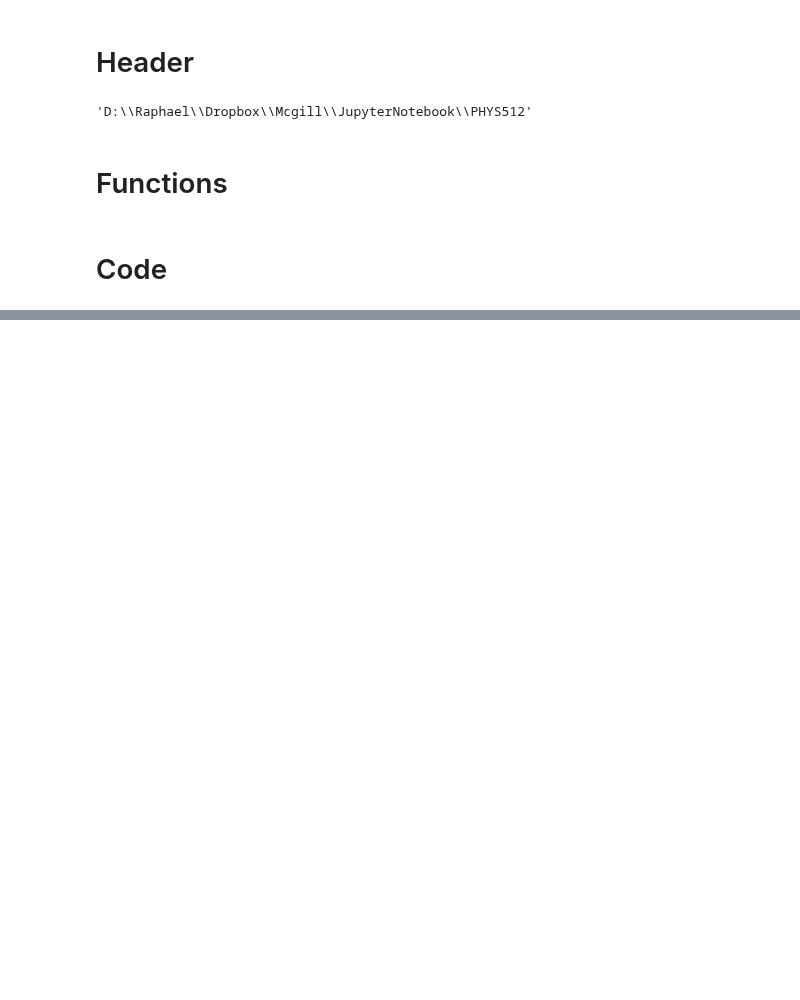
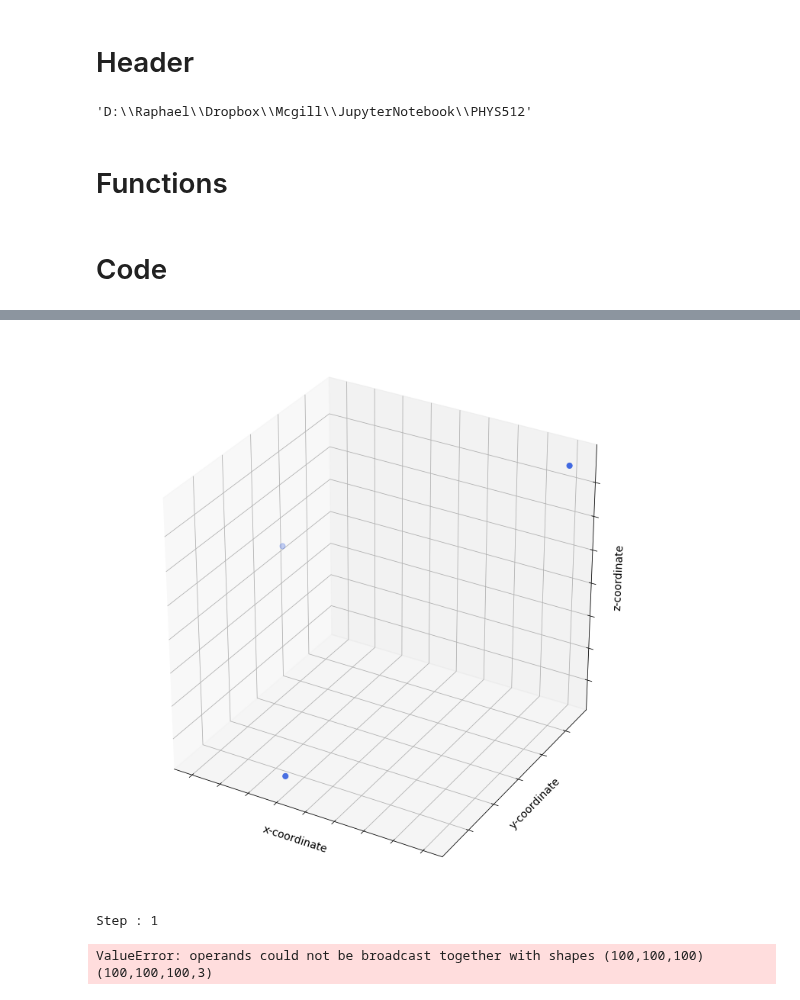
Before and after one commit to RphlFrmnt/PHYS512, a Jupyter notebook: Final_project_Nbody.ipynb, the cells around one changed output, grey strips where cells are left out. Saved outputs shown, nothing was run; the diff lists cells and outputs as text; code cells hidden in the pictures; blank space fills up the shorter version.

```diff
--- a/Final_project_Nbody.ipynb
+++ b/Final_project_Nbody.ipynb
@@ -86,14 +79,14 @@ def plot_2D_collapse(H,edges):
     plt.show
 # %%
 #Return a 3D plot of the given x
-def plot_graph3D(x, title ="", scale_factor = 1,save=False, name = "fig",n = 0):
+def plot_graph3D(x, title ="", scale_factor = 1,save=False, show = True, name = "fig",n = 0):
     #Create figure
     fig=plt.figure(figsize=(10,10))#Create 3D axes
     ax=Axes3D(fig)
     ax.scatter(x[0], x[1], x[2], color="royalblue", marker=".",s=.02*scale_factor)
     ax.set_xlabel("x-coordinate",fontsize=14)
     ax.set_ylabel("y-coordinate",fontsize=14)
-    ax.set_label("z-coordinate",fontsize=14)
+    ax.set_zlabel("z-coordinate",fontsize=14)
     ax.set_title(title,fontsize=20)
     #ax.legend(loc="upper left",fontsize=14)
     ax.xaxis.set_ticklabels([])
@@ -101,7 +94,8 @@ def plot_graph3D(x, title ="", scale_factor = 1,save=False, name = "fig",n = 0):
     ax.zaxis.set_ticklabels([])
     if save:
         plt.savefig('Pictures_Final_Project/{}{}.png'.format(name,n), dpi=100)
-    plt.close(fig)
+    if show  == False:
+        plt.close(fig)
 # %% [markdown]
 # Code
 # %%
@@ -137,0 +124,5 @@ dt = 0.1
+# %%
+# initial image
+plot_graph3D(x,scale_factor = 10000)
+# %% [output]
+[figure, added]
@@ -138,3 +141,13 @@ dt = 0.1
+# %%
+nb_step = 1
+for nb in range(nb_step):
+    print("Step :",nb+1)
+    for d in range(3):
+        v_n1 = v_n + 0.5*acc_n*dt
+        rho_n1 = rho_n + v_n1*dt
+# %% [output]
+Step : 1
+ValueError: operands could not be broadcast together with shapes (100,100,100) (100,100,100,3)
 # %%
 def plot(bin_edges_x, bin_edges_y, x, y, field, fx, fy, plot_scatter=True, plot_quiver=True, grid=True, cmap="viridis"):
     """
```
Also changed, not shown: parts of 6 cells of this notebook.
